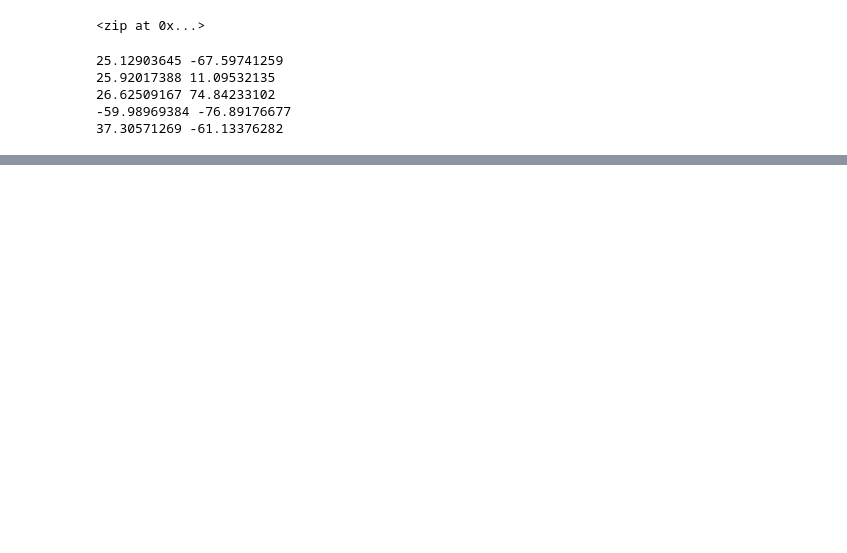
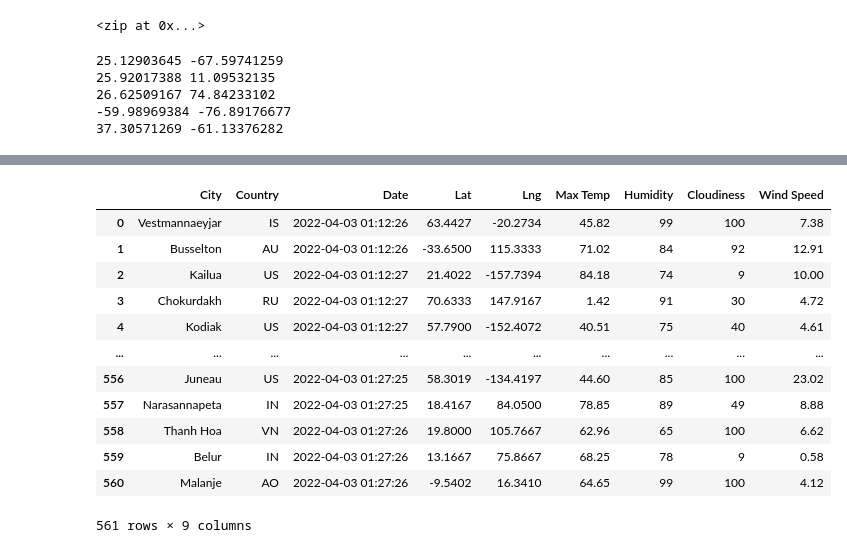
Before and after one commit to rjena35/World_Weather_Analysis, a Jupyter notebook: WeatherPy.ipynb, the cells around one changed output, grey strips where cells are left out. Saved outputs shown, nothing was run; the diff lists cells and outputs as text; code cells hidden in the pictures; blank space fills up the shorter version.

```diff
--- a/WeatherPy.ipynb
+++ b/WeatherPy.ipynb
@@ -71,0 +159,4 @@ len(cities)
+# %%
+# Convert the array of dictionaries to a Pandas DataFrame.
+city_data_df = pd.DataFrame(city_data)
+city_data_df.head(10)
@@ -71,0 +175,20 @@ len(cities)
+# %%
+new_column_order = ["City", "Country", "Date", "Lat", "Lng", "Max Temp", "Humidity", "Cloudiness", "Wind Speed"]
+# %%
+city_data_df = city_data_df[new_column_order]
+# %%
+city_data_df
+# %% [output]
+|  | City | Country | Date | Lat | Lng | Max Temp | Humidity | Cloudiness | Wind Speed |
+| 0 | Vestmannaeyjar | IS | 2022-04-03 01:12:26 | 63.4427 | -20.2734 | 45.82 | 99 | 100 | 7.38 |
+| 1 | Busselton | AU | 2022-04-03 01:12:26 | -33.6500 | 115.3333 | 71.02 | 84 | 92 | 12.91 |
+| 2 | Kailua | US | 2022-04-03 01:12:27 | 21.4022 | -157.7394 | 84.18 | 74 | 9 | 10.00 |
+| 3 | Chokurdakh | RU | 2022-04-03 01:12:27 | 70.6333 | 147.9167 | 1.42 | 91 | 30 | 4.72 |
+| 4 | Kodiak | US | 2022-04-03 01:12:27 | 57.7900 | -152.4072 | 40.51 | 75 | 40 | 4.61 |
+| ... | ... | ... | ... | ... | ... | ... | ... | ... | ... |
+| 556 | Juneau | US | 2022-04-03 01:27:25 | 58.3019 | -134.4197 | 44.60 | 85 | 100 | 23.02 |
+| 557 | Narasannapeta | IN | 2022-04-03 01:27:25 | 18.4167 | 84.0500 | 78.85 | 89 | 49 | 8.88 |
+| 558 | Thanh Hoa | VN | 2022-04-03 01:27:26 | 19.8000 | 105.7667 | 62.96 | 65 | 100 | 6.62 |
+| 559 | Belur | IN | 2022-04-03 01:27:26 | 13.1667 | 75.8667 | 68.25 | 78 | 9 | 0.58 |
+| 560 | Malanje | AO | 2022-04-03 01:27:26 | -9.5402 | 16.3410 | 64.65 | 99 | 100 | 4.12 |
+561 rows × 9 columns
```
Also changed, not shown: parts of 6 cells of this notebook, 4 other files.
